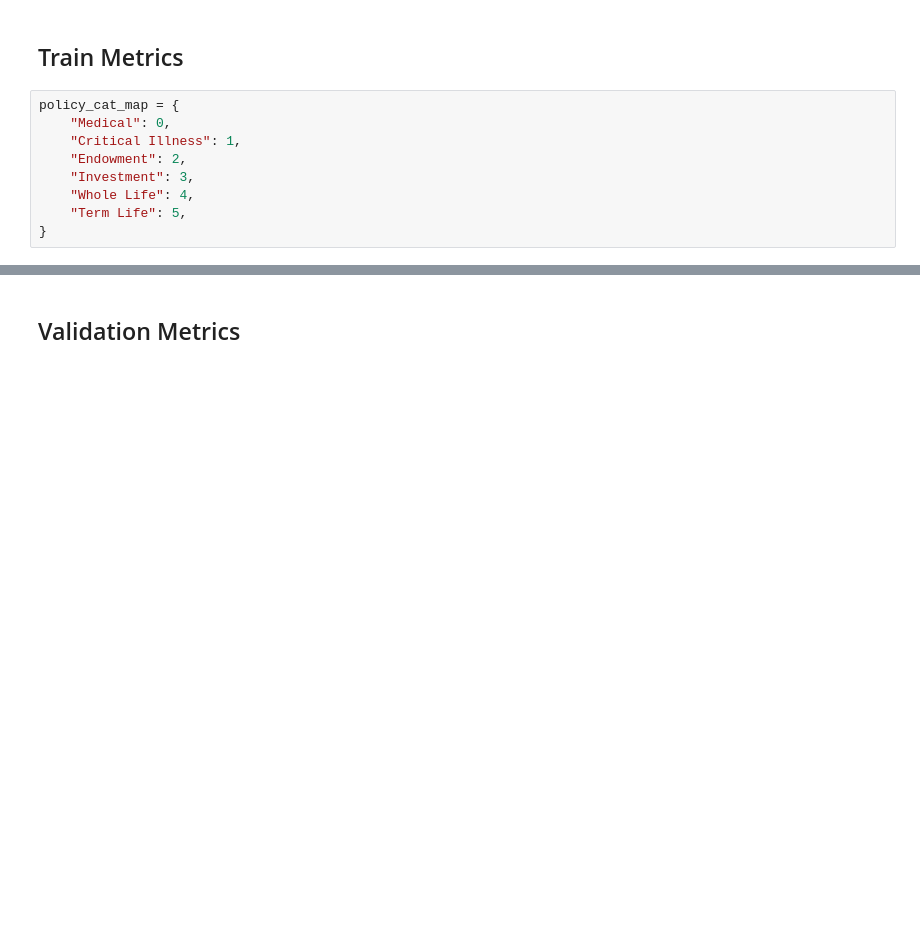
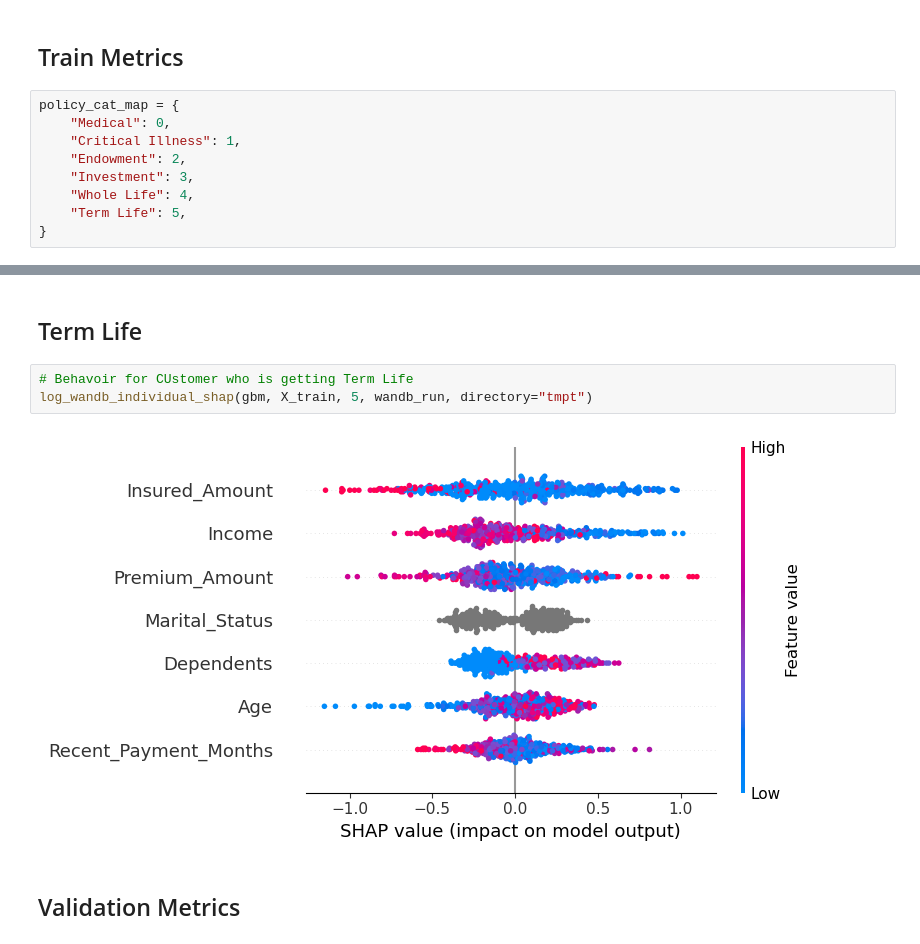
Before and after one commit to minghao51/prudential_challange, a Jupyter notebook: L3_Validation.ipynb, the cells around one changed output, grey strips where cells are left out. Cells and saved outputs as stored; diff of their text form; blank space fills up the shorter version.

```diff
--- a/L3_Validation.ipynb
+++ b/L3_Validation.ipynb
@@ -246,3 +263,10 @@ weighted avg       0.95      0.95      0.95       449
+# %% [markdown]
+## Term Life
+# %%
+# Behavoir for CUstomer who is getting Term Life
+log_wandb_individual_shap(gbm, X_train, 5, wandb_run, directory="tmpt")
+# %% [output]
+[figure, added]
 # %% [markdown]
 ## Validation Metrics
 # %%
```
Also changed, not shown: parts of 20 cells of this notebook, 11 other files.
